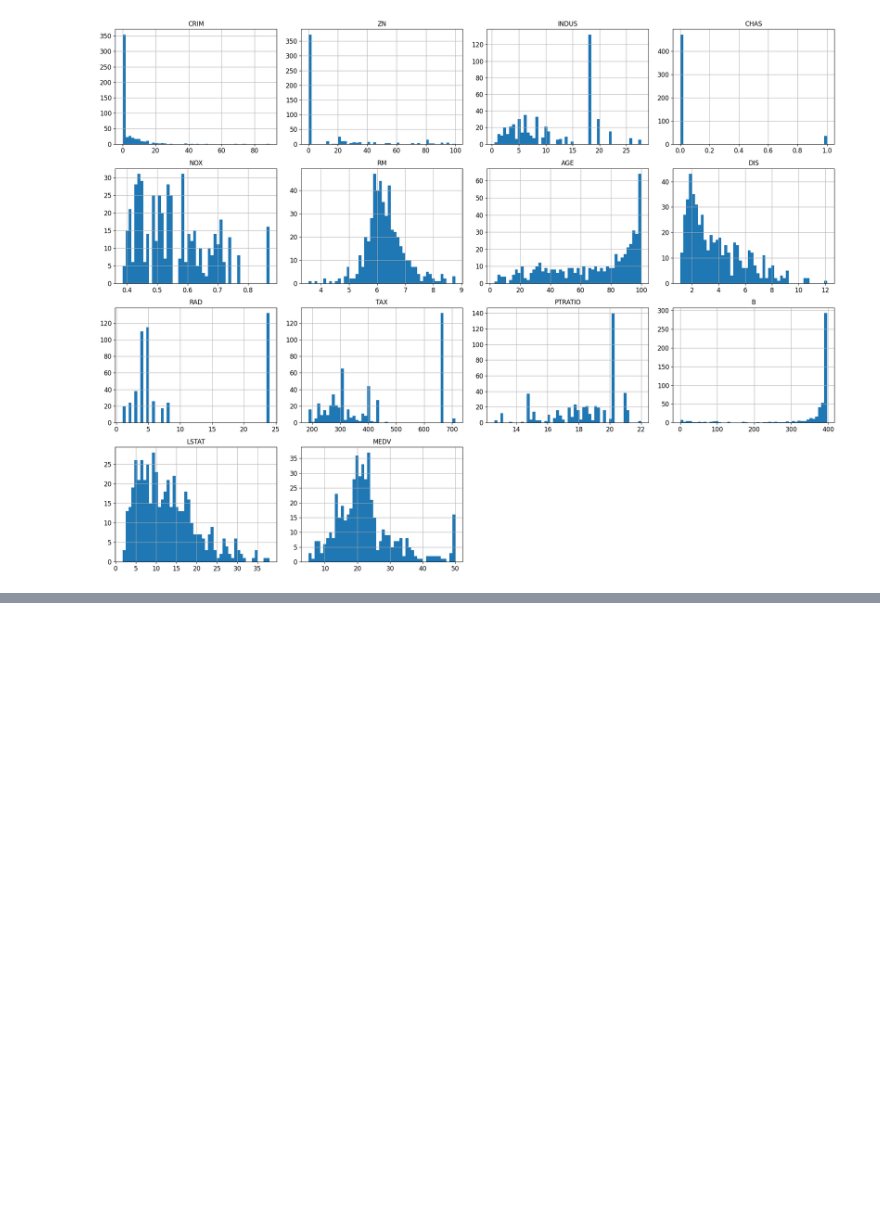
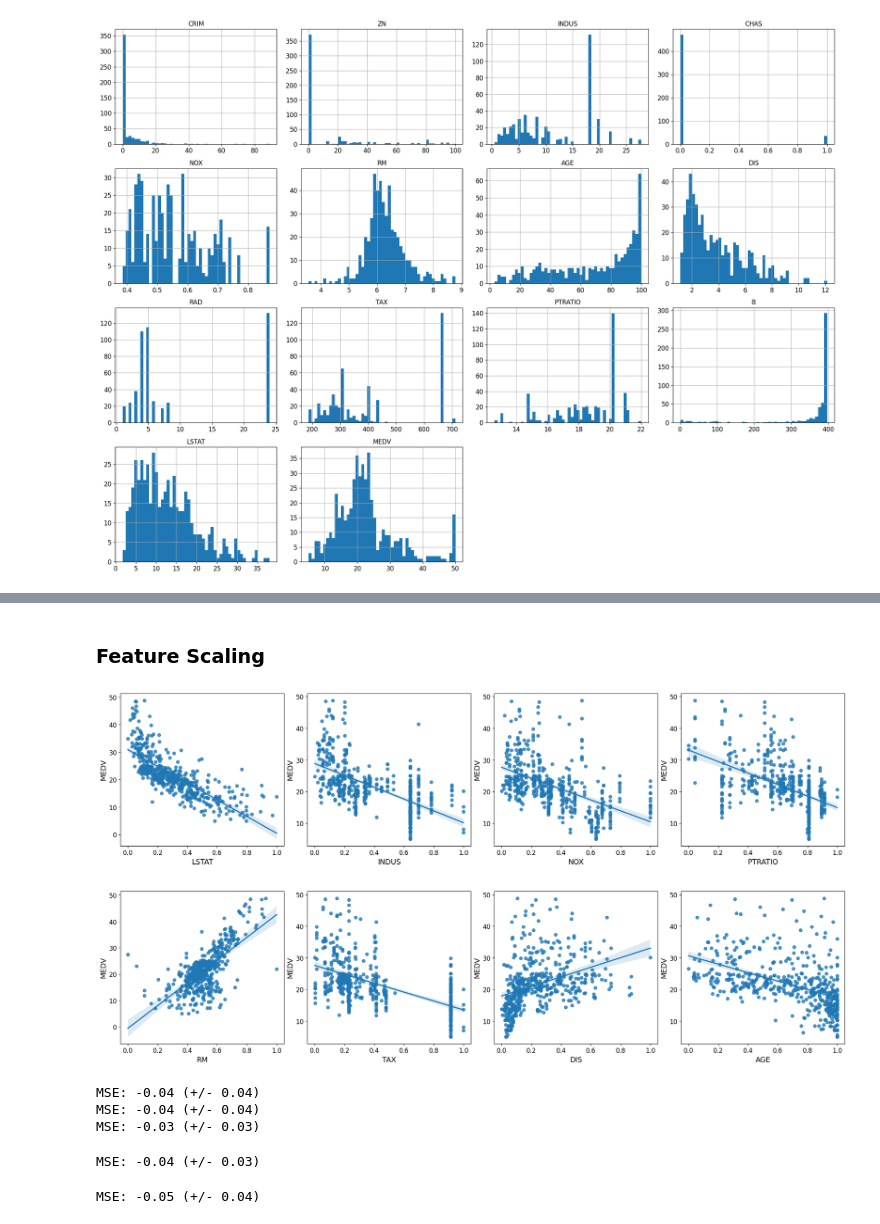
Before and after one commit to saifmohammednipun/CSE445, a Jupyter notebook: Assignments/Boston Housing/boston_housing.ipynb, the cells around one changed output, grey strips where cells are left out. Cells and saved outputs as stored; diff of their text form; code cells hidden in the pictures; blank space fills up the shorter version.

```diff
--- a/Assignments/Boston Housing/boston_housing.ipynb
+++ b/Assignments/Boston Housing/boston_housing.ipynb
@@ -133,0 +175,18 @@ housing["MEDV"].hist()
+# %% [markdown]
+### Feature Scaling
+# %%
+from sklearn import preprocessing
+# Let's scale the columns before plotting them against MEDV
+min_max_scaler = preprocessing.MinMaxScaler()
+column_sels = ['LSTAT', 'INDUS', 'NOX', 'PTRATIO', 'RM', 'TAX', 'DIS', 'AGE']
+x = housing.loc[:,column_sels]
+y = housing['MEDV']
+x = pd.DataFrame(data=min_max_scaler.fit_transform(x), columns=column_sels)
+fig, axs = plt.subplots(ncols=4, nrows=2, figsize=(20, 10))
+index = 0
+axs = axs.flatten()
+for i, k in enumerate(column_sels):
+    sns.regplot(y=y, x=x[k], ax=axs[i])
+plt.tight_layout(pad=0.4, w_pad=0.5, h_pad=5.0)
+# %% [output]
+[figure, added]
@@ -133,0 +198,60 @@ housing["MEDV"].hist()
+# %%
+from sklearn import datasets, linear_model
+from sklearn.model_selection import cross_val_score
+from sklearn.model_selection import KFold
+import numpy as np
+
+l_regression = linear_model.LinearRegression()
+kf = KFold(n_splits=10)
+min_max_scaler = preprocessing.MinMaxScaler()
+x_scaled = min_max_scaler.fit_transform(x)
+scores = cross_val_score(l_regression, x_scaled, y, cv=kf, scoring='neg_mean_squared_error')
+print("MSE: %0.2f (+/- %0.2f)" % (scores.mean(), scores.std()))
+
+scores_map = {}
+scores_map['LinearRegression'] = scores
+l_ridge = linear_model.Ridge()
+scores = cross_val_score(l_ridge, x_scaled, y, cv=kf, scoring='neg_mean_squared_error')
+scores_map['Ridge'] = scores
+print("MSE: %0.2f (+/- %0.2f)" % (scores.mean(), scores.std()))
+
+# Lets try polinomial regression with L2 with degree for the best fit
+from sklearn.pipeline import make_pipeline
+from sklearn.preprocessing import PolynomialFeatures
+#for degree in range(2, 6):
+#    model = make_pipeline(PolynomialFeatures(degree=degree), linear_model.Ridge())
+#    scores = cross_val_score(model, x_scaled, y, cv=kf, scoring='neg_mean_squared_error')
+#    print("MSE: %0.2f (+/- %0.2f)" % (scores.mean(), scores.std()))
+model = make_pipeline(PolynomialFeatures(degree=3), linear_model.Ridge())
+scores = cross_val_score(model, x_scaled, y, cv=kf, scoring='neg_mean_squared_error')
+scores_map['PolyRidge'] = scores
+print("MSE: %0.2f (+/- %0.2f)" % (scores.mean(), scores.std()))
+# %% [output]
+MSE: -0.04 (+/- 0.04)
+MSE: -0.04 (+/- 0.04)
+MSE: -0.03 (+/- 0.03)
+# %%
+from sklearn.svm import SVR
+from sklearn.model_selection import GridSearchCV
+
+svr_rbf = SVR(kernel='rbf', C=1e3, gamma=0.1)
+#grid_sv = GridSearchCV(svr_rbf, cv=kf, param_grid={"C": [1e0, 1e1, 1e2, 1e3], "gamma": np.logspace(-2, 2, 5)}, scoring='neg_mean_squared_error')
+#grid_sv.fit(x_scaled, y)
+#print("Best classifier :", grid_sv.best_estimator_)
+scores = cross_val_score(svr_rbf, x_scaled, y, cv=kf, scoring='neg_mean_squared_error')
+scores_map['SVR'] = scores
+print("MSE: %0.2f (+/- %0.2f)" % (scores.mean(), scores.std()))
+# %% [output]
+MSE: -0.04 (+/- 0.03)
+# %%
+from sklearn.tree import DecisionTreeRegressor
+
+desc_tr = DecisionTreeRegressor(max_depth=5)
+#grid_sv = GridSearchCV(desc_tr, cv=kf, param_grid={"max_depth" : [1, 2, 3, 4, 5, 6, 7]}, scoring='neg_mean_squared_error')
+#grid_sv.fit(x_scaled, y)
+#print("Best classifier :", grid_sv.best_estimator_)
+scores = cross_val_score(desc_tr, x_scaled, y, cv=kf, scoring='neg_mean_squared_error')
+scores_map['DecisionTreeRegressor'] = scores
+print("MSE: %0.2f (+/- %0.2f)" % (scores.mean(), scores.std()))
+# %% [output]
+MSE: -0.05 (+/- 0.04)
```
Also changed, not shown: parts of 18 cells of this notebook, 2 other files.
